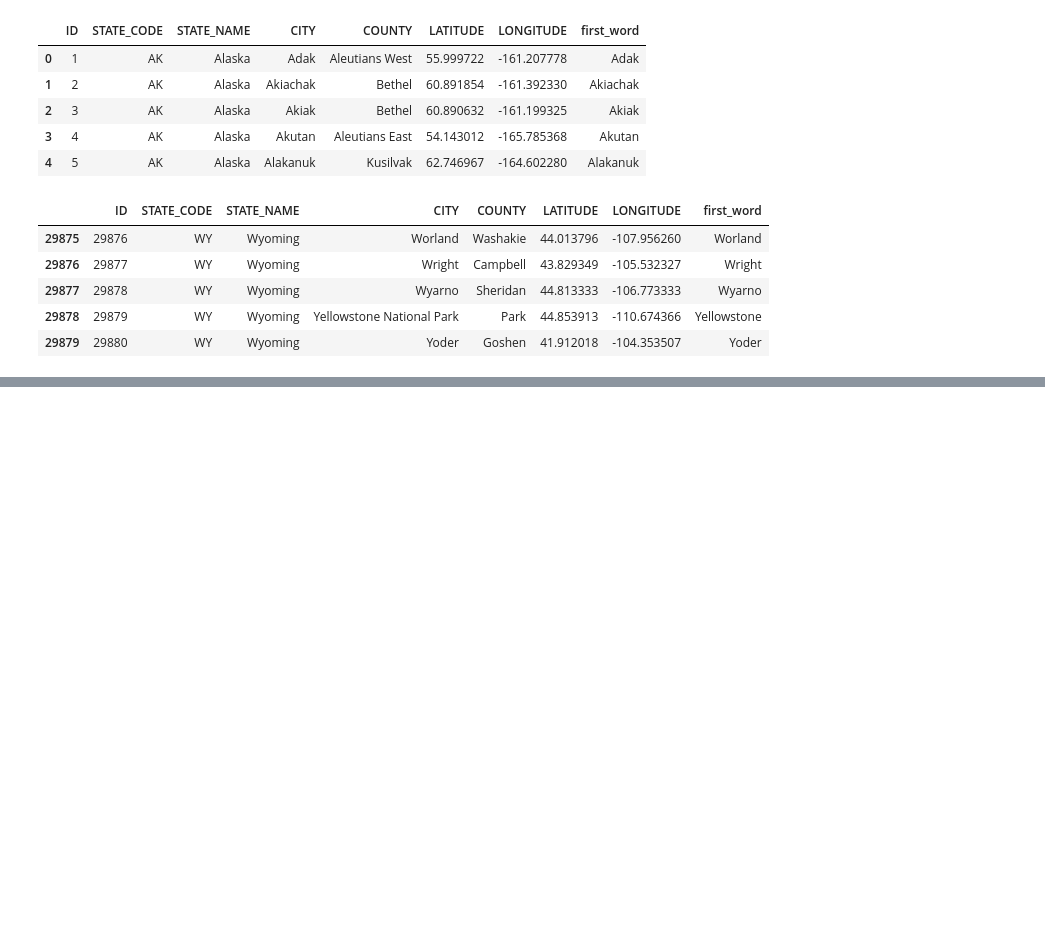
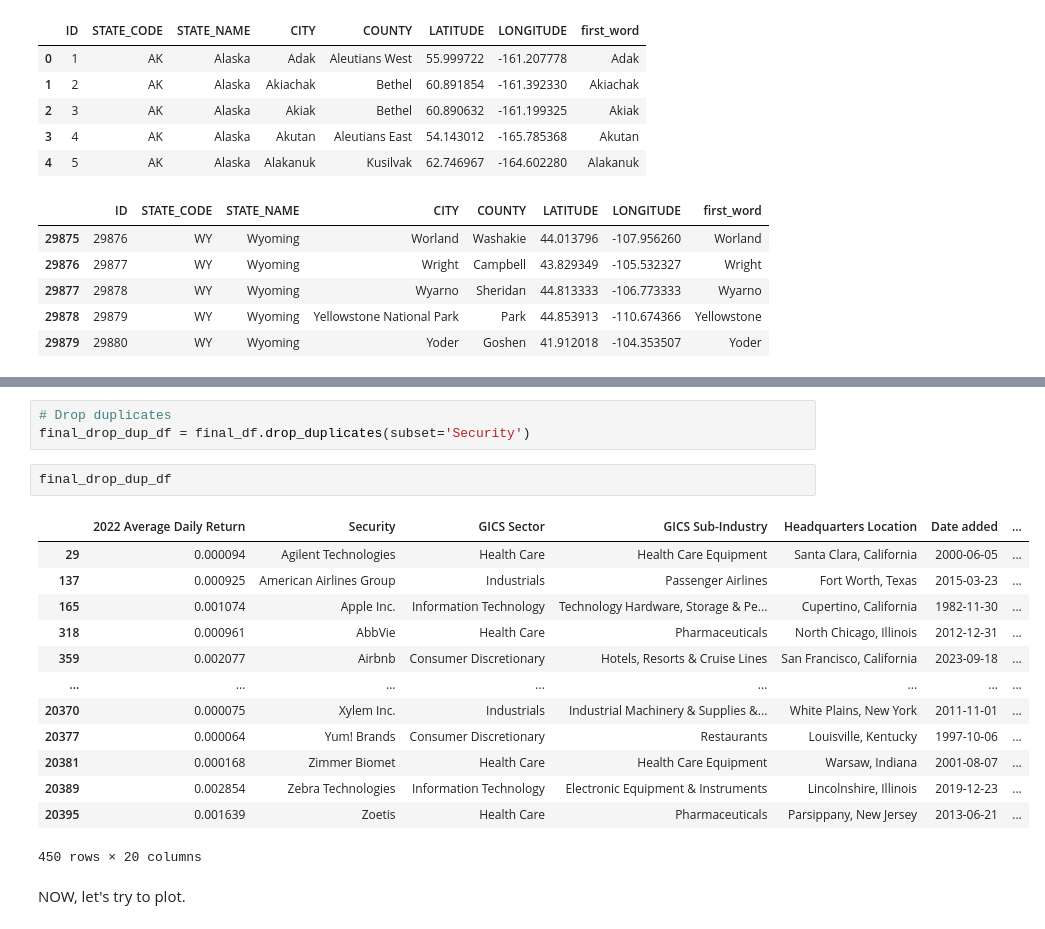
Before and after one commit to MontgomeryG/Group3Project1, a Jupyter notebook: geoplot_notebook.ipynb, the cells around one changed output, grey strips where cells are left out. Cells and saved outputs as stored; diff of their text form; blank space fills up the shorter version.

```diff
--- a/geoplot_notebook.ipynb
+++ b/geoplot_notebook.ipynb
@@ -234,0 +411,21 @@ WARNING:param.main: zoom option not found for points plot with bokeh; similar op
+# %%
+# Drop duplicates
+final_drop_dup_df = final_df.drop_duplicates(subset='Security')
+# %%
+final_drop_dup_df
+# %% [output]
+|  | 2022 Average Daily Return | Security | GICS Sector | GICS Sub-Industry | Headquarters Location | Date added | ... |
+| 29 | 0.000094 | Agilent Technologies | Health Care | Health Care Equipment | Santa Clara, California | 2000-06-05 | ... |
+| 137 | 0.000925 | American Airlines Group | Industrials | Passenger Airlines | Fort Worth, Texas | 2015-03-23 | ... |
+| 165 | 0.001074 | Apple Inc. | Information Technology | Technology Hardware, Storage & Pe... | Cupertino, California | 1982-11-30 | ... |
+| 318 | 0.000961 | AbbVie | Health Care | Pharmaceuticals | North Chicago, Illinois | 2012-12-31 | ... |
+| 359 | 0.002077 | Airbnb | Consumer Discretionary | Hotels, Resorts & Cruise Lines | San Francisco, California | 2023-09-18 | ... |
+| ... | ... | ... | ... | ... | ... | ... | ... |
+| 20370 | 0.000075 | Xylem Inc. | Industrials | Industrial Machinery & Supplies &... | White Plains, New York | 2011-11-01 | ... |
+| 20377 | 0.000064 | Yum! Brands | Consumer Discretionary | Restaurants | Louisville, Kentucky | 1997-10-06 | ... |
+| 20381 | 0.000168 | Zimmer Biomet | Health Care | Health Care Equipment | Warsaw, Indiana | 2001-08-07 | ... |
+| 20389 | 0.002854 | Zebra Technologies | Information Technology | Electronic Equipment & Instruments | Lincolnshire, Illinois | 2019-12-23 | ... |
+| 20395 | 0.001639 | Zoetis | Health Care | Pharmaceuticals | Parsippany, New Jersey | 2013-06-21 | ... |
+450 rows × 20 columns
+# %% [markdown]
+NOW, let's try to plot.
```
Also changed, not shown: parts of 28 cells of this notebook, 3 other files.
